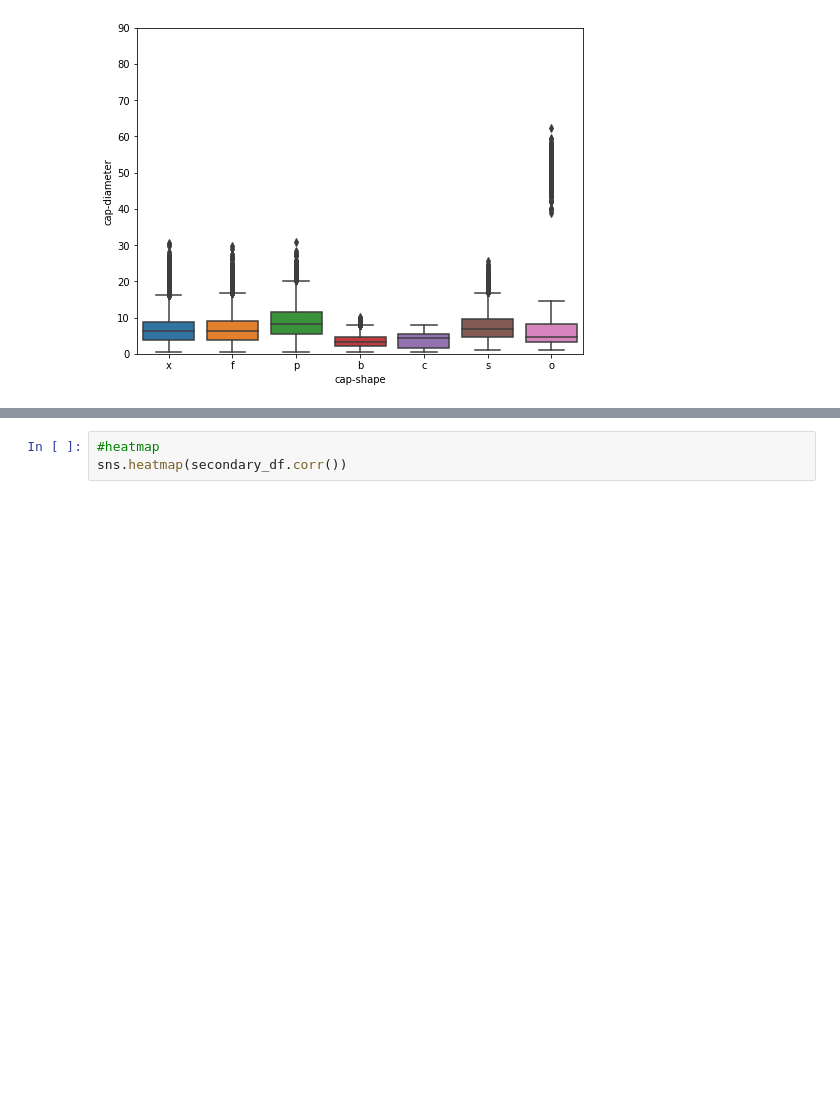
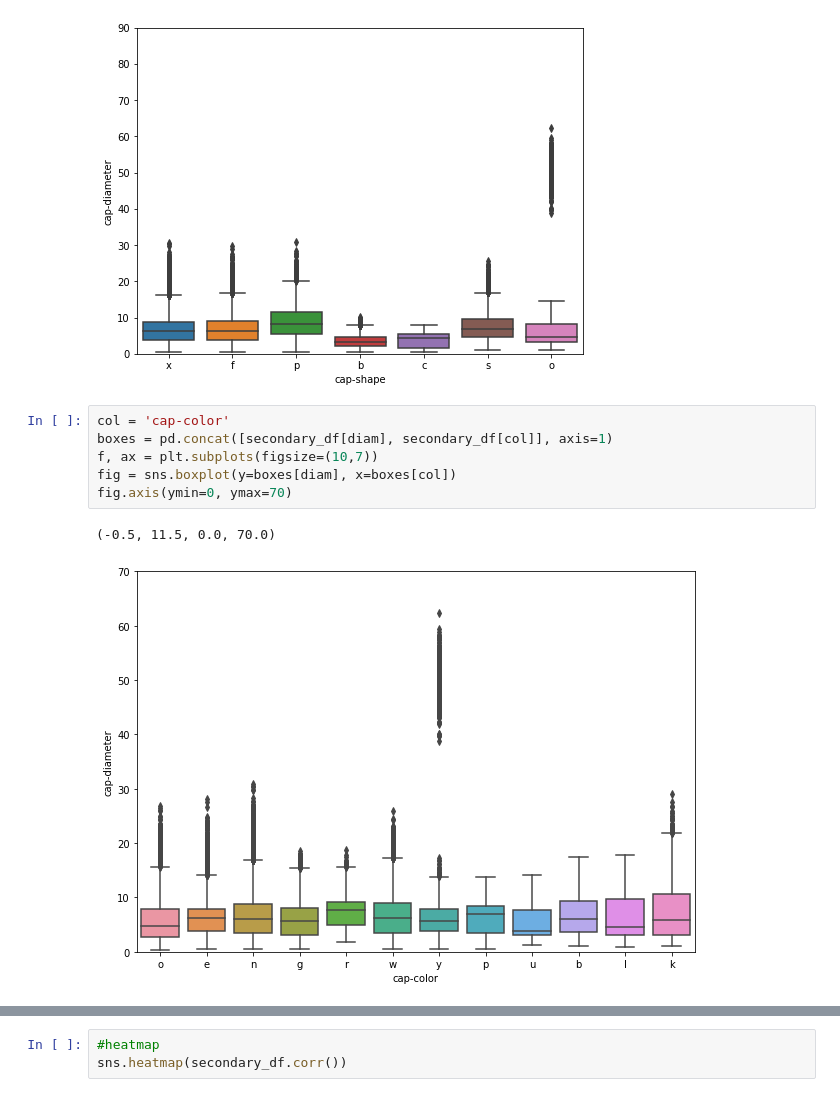
Before and after one commit to Arjissuan/Mushrooms-and-machine-learning, a Jupyter notebook: src/main_notebook.ipynb, the cells around one changed output, grey strips where cells are left out. Cells and saved outputs as stored; diff of their text form; blank space fills up the shorter version.

```diff
--- a/src/main_notebook.ipynb
+++ b/src/main_notebook.ipynb
@@ -110,3 +115,12 @@ fig.axis(ymin=0, ymax=90)
 # %% [output]
 (-0.5, 6.5, 0.0, 90.0)
 [figure]
+# %%
+col = 'cap-color'
+boxes = pd.concat([secondary_df[diam], secondary_df[col]], axis=1)
+f, ax = plt.subplots(figsize=(10,7))
+fig = sns.boxplot(y=boxes[diam], x=boxes[col])
+fig.axis(ymin=0, ymax=70)
+# %% [output]
+(-0.5, 11.5, 0.0, 70.0)
+[figure, added]
```
Also changed, not shown: parts of 3 cells of this notebook, 1 other file.
